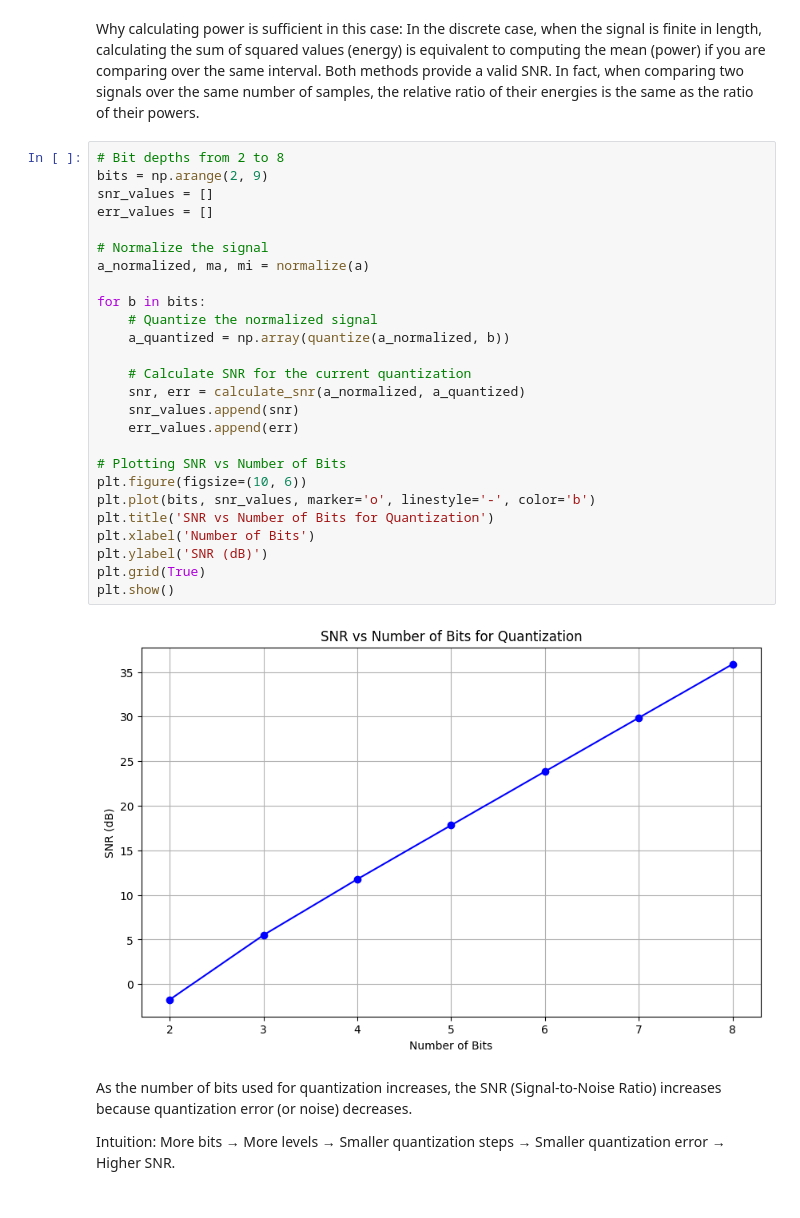
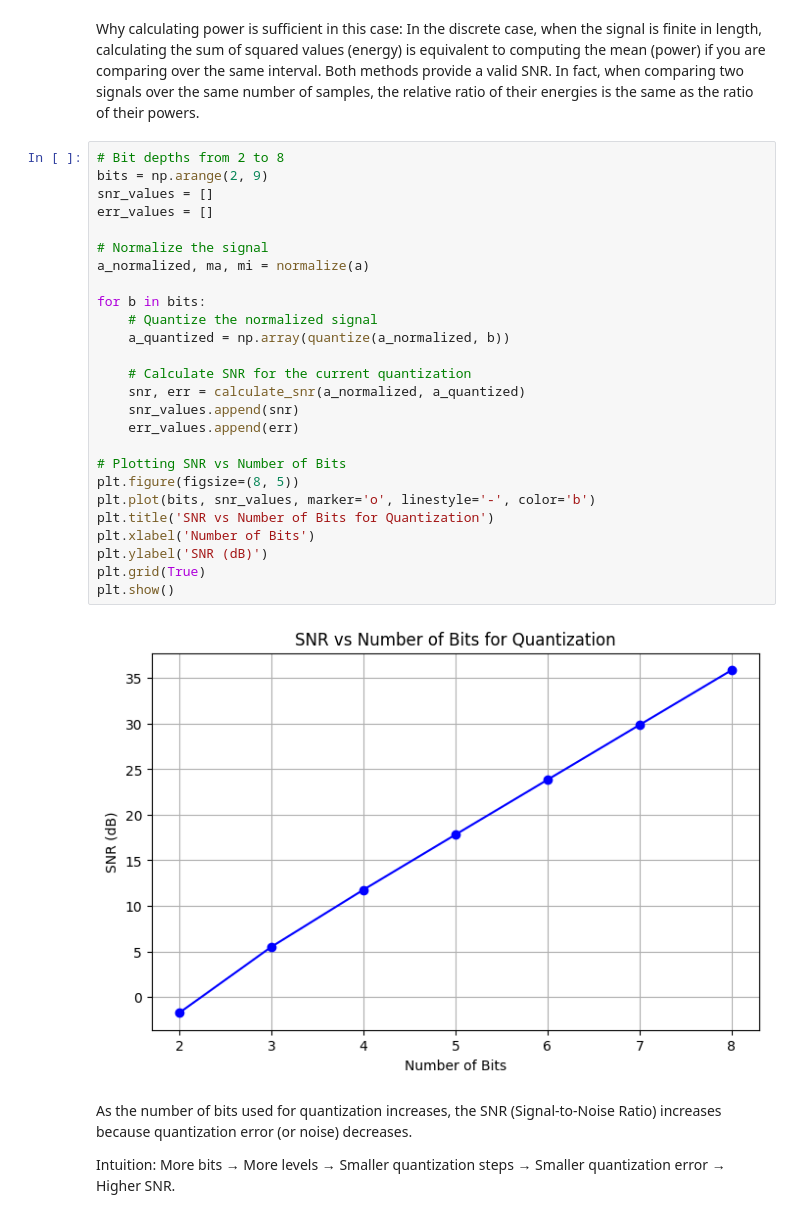
Before and after one commit to LukasFoltyn/czsa-first-homework, a Jupyter notebook: CZSa_2024_HW1.ipynb, the cells around one changed output. Drawn from its saved outputs; the diff is of its cells as text.

```diff
--- a/CZSa_2024_HW1.ipynb
+++ b/CZSa_2024_HW1.ipynb
@@ -81,31 +77,31 @@ Why calculating power is sufficient in this case: In the discrete case, when the
 # %%
 # Bit depths from 2 to 8
 bits = np.arange(2, 9)
 snr_values = []
 err_values = []
 
 # Normalize the signal
 a_normalized, ma, mi = normalize(a)
 
 for b in bits:
     # Quantize the normalized signal
     a_quantized = np.array(quantize(a_normalized, b))
 
     # Calculate SNR for the current quantization
     snr, err = calculate_snr(a_normalized, a_quantized)
     snr_values.append(snr)
     err_values.append(err)
 
 # Plotting SNR vs Number of Bits
-plt.figure(figsize=(10, 6))
+plt.figure(figsize=(8, 5))
 plt.plot(bits, snr_values, marker='o', linestyle='-', color='b')
 plt.title('SNR vs Number of Bits for Quantization')
 plt.xlabel('Number of Bits')
 plt.ylabel('SNR (dB)')
 plt.grid(True)
 plt.show()
 # %% [output]
-[figure, old version]
+[figure, new version]
 # %% [markdown]
 As the number of bits used for quantization increases, the SNR (Signal-to-Noise Ratio) increases because quantization error (or noise) decreases.
 
```
Also changed, not shown: parts of 15 cells of this notebook.
